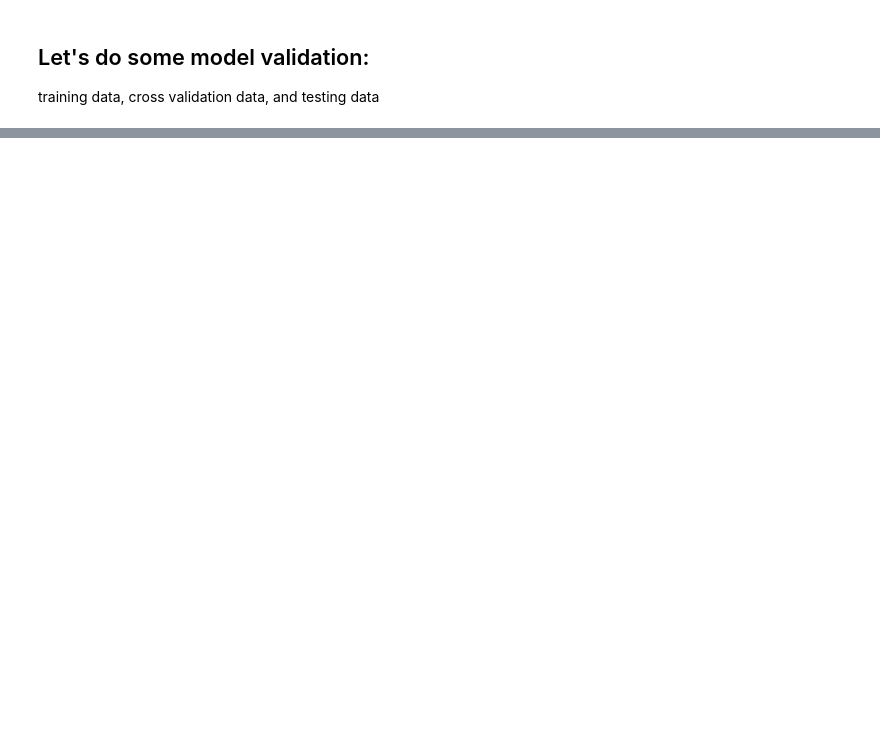
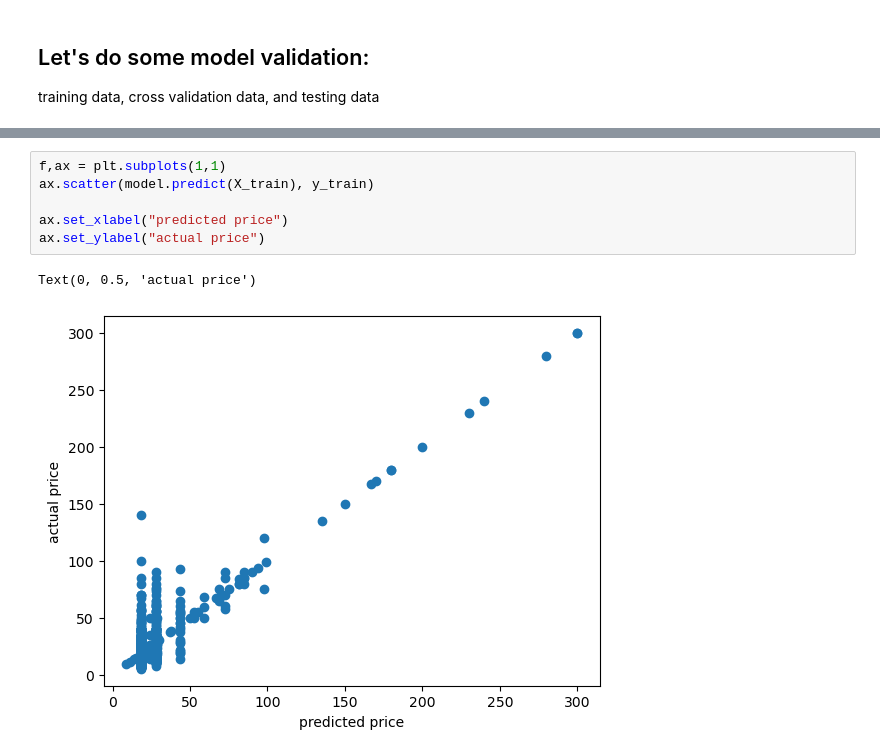
Before and after one commit to Delekof/Machine-Learning-Practice, a Jupyter notebook: main_notebook.ipynb, the cells around one changed output, grey strips where cells are left out. Drawn from its saved outputs; the diff is of its cells as text; blank space fills up the shorter version.

```diff
--- a/main_notebook.ipynb
+++ b/main_notebook.ipynb
@@ -525,0 +696,9 @@ training data, cross validation data, and testing data
+# %%
+f,ax = plt.subplots(1,1)
+ax.scatter(model.predict(X_train), y_train)
+
+ax.set_xlabel("predicted price")
+ax.set_ylabel("actual price")
+# %% [output]
+Text(0, 0.5, 'actual price')
+[figure, added]
```
Also changed, not shown: parts of 27 cells of this notebook.
